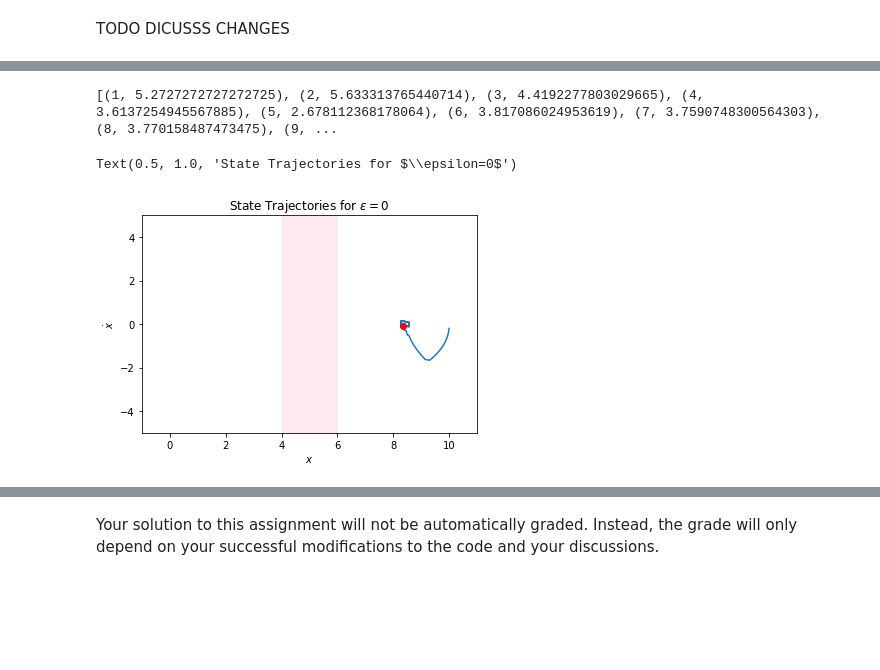
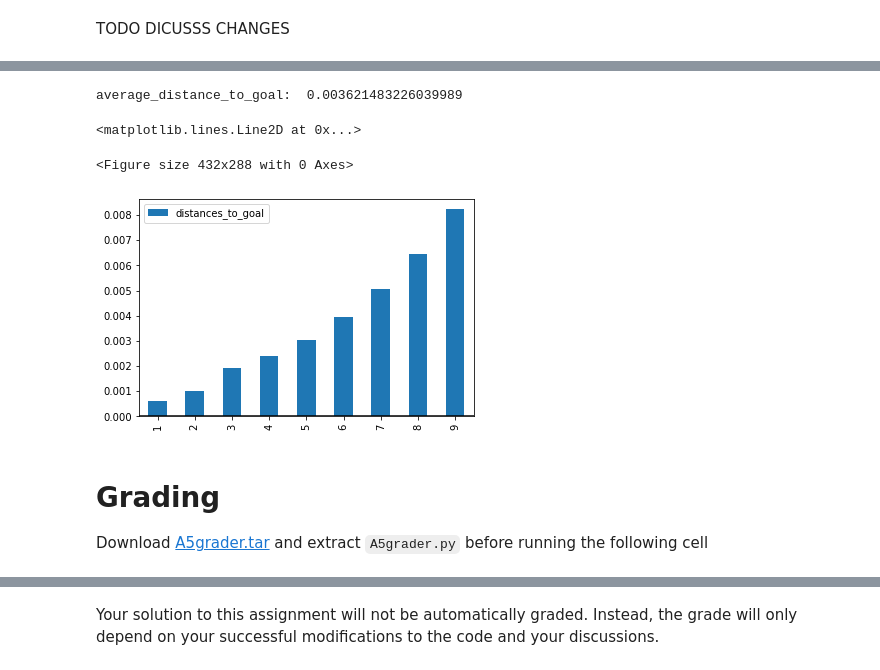
Before and after one commit to Randalthor95/CS_545, a Jupyter notebook: Assignments/Feudale-A5.ipynb, the cells around one changed output, grey strips where cells are left out. Saved outputs shown, nothing was run; the diff lists cells and outputs as text; code cells hidden in the pictures; blank space fills up the shorter version.

```diff
--- a/Assignments/Feudale-A5.ipynb
+++ b/Assignments/Feudale-A5.ipynb
@@ -134,11 +140,10 @@ class Qnet(Agent):
         Q_stds=None,
     ):
         self.environment = environment
-
-        # assumes state is an np.array, passes in dummy goal
-        state_size = environment.initial_state().size
+        state_size = environment.initial_state().size  # assumes state is an np.array
         valid_actions = environment.valid_actions
         action_size = 1 if valid_actions.ndim == 1 else valid_actions.shape[1]
+
         self.Qnet = nn.NeuralNetwork(state_size + action_size, hidden_layers, 1)
         if X_means:
             self.Qnet.X_means = np.array(X_means)
@@ -146,10 +151,11 @@ class Qnet(Agent):
             self.Qnet.T_means = np.array(Q_means)
             self.Qnet.T_stds = np.array(Q_stds)
 
-    def make_samples(self, n_samples, epsilon, goal):
+    def make_samples(self, n_samples, epsilon):
 
-        # assumes state is an np.array
-        state_size = self.environment.initial_state(goal).size
+        state_size = (
+            self.environment.initial_state().size
+        )  # assumes state is an np.array
         valid_actions = self.environment.valid_actions
         action_size = 1 if valid_actions.ndim == 1 else valid_actions.shape[1]
 
@@ -158,7 +164,7 @@ class Qnet(Agent):
         Qn = np.zeros((n_samples, 1))
         terminal_state = np.zeros((n_samples, 1), dtype=bool)  # All False values
 
-        state = self.environment.initial_state(goal)
+        state = self.environment.initial_state()
         state = self.environment.next_state(state, 0)  # Update state, sn from s and a
         action = self.epsilon_greedy(state, epsilon)
 
@@ -215,10 +221,8 @@ class Qnet(Agent):
         r_trace = np.zeros(n_trials)
 
         for trial in range(n_trials):
-            goal = np.random.uniform(low=1, high=10, size=(1,)).astype(int)
-            X, R, Qn, terminal_state = self.make_samples(
-                n_steps_per_trial, epsilon, goal[0]
-            )
+
+            X, R, Qn, terminal_state = self.make_samples(n_steps_per_trial, epsilon)
 
             for epoch in range(n_epochs):
                 self.Qnet.train(
@@ -312,27 +444,37 @@ Text(0.5, 1.0, 'State Trajectories for $\\epsilon=0$')
 # %%
 n_steps = 200
-distances_to_goal = []
+distances_to_goal = np.array([])
 for goal in range(1, 10):
     sum_distance = 0
     for starting_position in range(0, 11):
         state = [starting_position, 0, goal]  # 0 velocity
         x_trace = np.zeros((n_steps, 3))
         for step in range(0, n_steps):
             action = agent.epsilon_greedy(state, 0.0)  # epsilon = 0
             state = agent.environment.next_state(state, action)
             x_trace[step, :] = state
         sum_distance += abs(state[0] - state[2])
-    distances_to_goal.append((goal, sum_distance / 11))
-print(distances_to_goal)
-plt.plot(x_trace[:, 0], x_trace[:, 1])
-plt.plot(x_trace[-1, 0], x_trace[-1, 1], "ro")
-plt.fill_between([4, 6], [-5, -5], [5, 5], color="pink", alpha=0.3)
-plt.xlim(-1, 11)
-plt.ylim(-5, 5)
-plt.ylabel("$\dot{x}$")
-plt.xlabel("$x$")
-plt.title("State Trajectories for $\epsilon=0$")
+    distances_to_goal = np.append(distances_to_goal, sum_distance / 11)
+
+row_labels = ["1", "2", "3", "4", "5", "6", "7", "8", "9"]
+column_labels = ["distances_to_goal"]
+df = pandas.DataFrame(distances_to_goal, columns=column_labels, index=row_labels)
+average_distance_to_goal = np.sum(distances_to_goal) / distances_to_goal.size
+print(
+    "average_distance_to_goal: ",
+    average_distance_to_goal,
+)
+
+
+fig1 = plt.figure(1)
+df.plot.bar()
+plt.axhline(0, color="k")
 # %% [output]
-[(1, 5.2727272727272725), (2, 5.633313765440714), (3, 4.4192277803029665), (4, 3.6137254945567885), (5, 2.678112368178064), (6, 3.817086024953619), (7, 3.7590748300564303), (8, 3.770158487473475), (9, ...
+average_distance_to_goal:  0.003621483226039989
-Text(0.5, 1.0, 'State Trajectories for $\\epsilon=0$')
+<matplotlib.lines.Line2D at 0x...>
+<Figure size 432x288 with 0 Axes>
-[figure, old version]
+[figure, new version]
+# %% [markdown]
+# Grading
+
+Download [A5grader.tar](https://www.cs.colostate.edu/~anderson/cs545/notebooks/A5grader.tar) and extract `A5grader.py` before running the following cell
```
Also changed, not shown: parts of 27 cells of this notebook, 2 other files.
